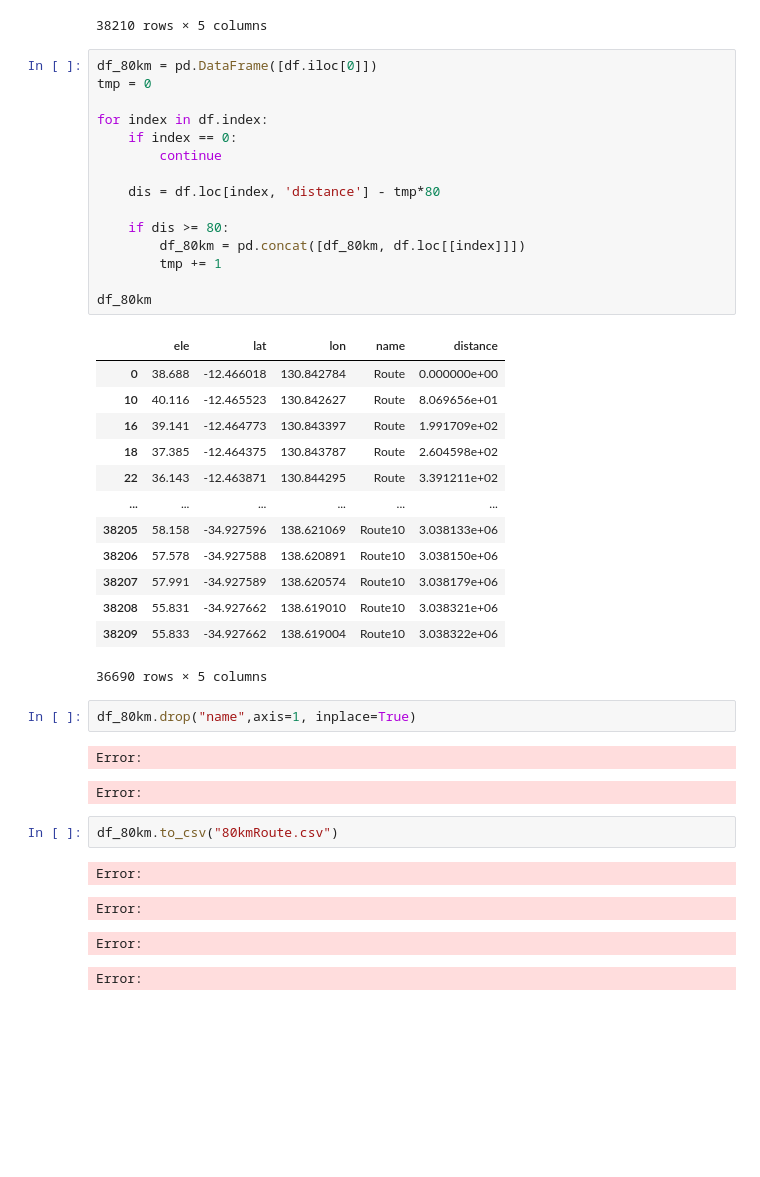
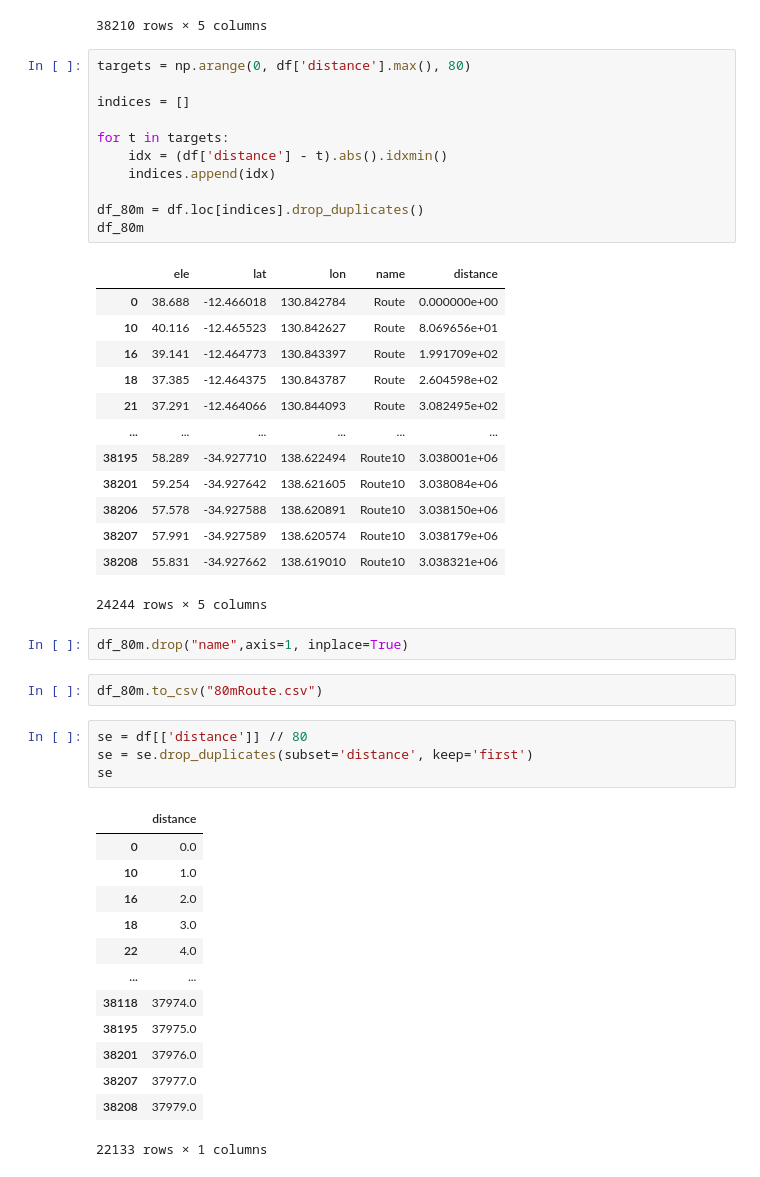
Before and after one commit to ak45aaa/KUST_2027BWSC, a Jupyter notebook: route_distance.ipynb, the cells around one changed output. Cells and saved outputs as stored; diff of their text form; blank space fills up the shorter version.

```diff
--- a/route_distance.ipynb
+++ b/route_distance.ipynb
@@ -117,45 +117,49 @@ df
 | 38209 | 55.833 | -34.927662 | 138.619004 | Route10 | 3.038322e+06 |
 38210 rows × 5 columns
 # %%
-df_80km = pd.DataFrame([df.iloc[0]])
-tmp = 0
+targets = np.arange(0, df['distance'].max(), 80)
 
-for index in df.index:
-    if index == 0:
-        continue
+indices = []
 
-    dis = df.loc[index, 'distance'] - tmp*80
+for t in targets:
+    idx = (df['distance'] - t).abs().idxmin()
+    indices.append(idx)
 
-    if dis >= 80:
-        df_80km = pd.concat([df_80km, df.loc[[index]]])
-        tmp += 1
-
-df_80km
+df_80m = df.loc[indices].drop_duplicates()
+df_80m
 # %% [output]
 |  | ele | lat | lon | name | distance |
 | 0 | 38.688 | -12.466018 | 130.842784 | Route | 0.000000e+00 |
 | 10 | 40.116 | -12.465523 | 130.842627 | Route | 8.069656e+01 |
 | 16 | 39.141 | -12.464773 | 130.843397 | Route | 1.991709e+02 |
 | 18 | 37.385 | -12.464375 | 130.843787 | Route | 2.604598e+02 |
-| 22 | 36.143 | -12.463871 | 130.844295 | Route | 3.391211e+02 |
+| 21 | 37.291 | -12.464066 | 130.844093 | Route | 3.082495e+02 |
 | ... | ... | ... | ... | ... | ... |
-| 38205 | 58.158 | -34.927596 | 138.621069 | Route10 | 3.038133e+06 |
+| 38195 | 58.289 | -34.927710 | 138.622494 | Route10 | 3.038001e+06 |
+| 38201 | 59.254 | -34.927642 | 138.621605 | Route10 | 3.038084e+06 |
 | 38206 | 57.578 | -34.927588 | 138.620891 | Route10 | 3.038150e+06 |
 | 38207 | 57.991 | -34.927589 | 138.620574 | Route10 | 3.038179e+06 |
 | 38208 | 55.831 | -34.927662 | 138.619010 | Route10 | 3.038321e+06 |
-| 38209 | 55.833 | -34.927662 | 138.619004 | Route10 | 3.038322e+06 |
-36690 rows × 5 columns
+24244 rows × 5 columns
 # %%
-df_80km.drop("name",axis=1, inplace=True)
+df_80m.drop("name",axis=1, inplace=True)
-# %% [output]
-Error:
-Error:
 # %%
-df_80km.to_csv("80kmRoute.csv")
+df_80m.to_csv("80mRoute.csv")
-# %% [output]
-Error:
-Error:
 # %%
+se = df[['distance']] // 80
+se = se.drop_duplicates(subset='distance', keep='first')
+se
 # %% [output]
+|  | distance |
+| 0 | 0.0 |
+| 10 | 1.0 |
+| 16 | 2.0 |
+| 18 | 3.0 |
+| 22 | 4.0 |
+| ... | ... |
+| 38118 | 37974.0 |
+| 38195 | 37975.0 |
+| 38201 | 37976.0 |
+| 38207 | 37977.0 |
+| 38208 | 37979.0 |
-Error:
+22133 rows × 1 columns
-Error:
```
Also changed, not shown: parts of 2 cells of this notebook, 3 other files.
